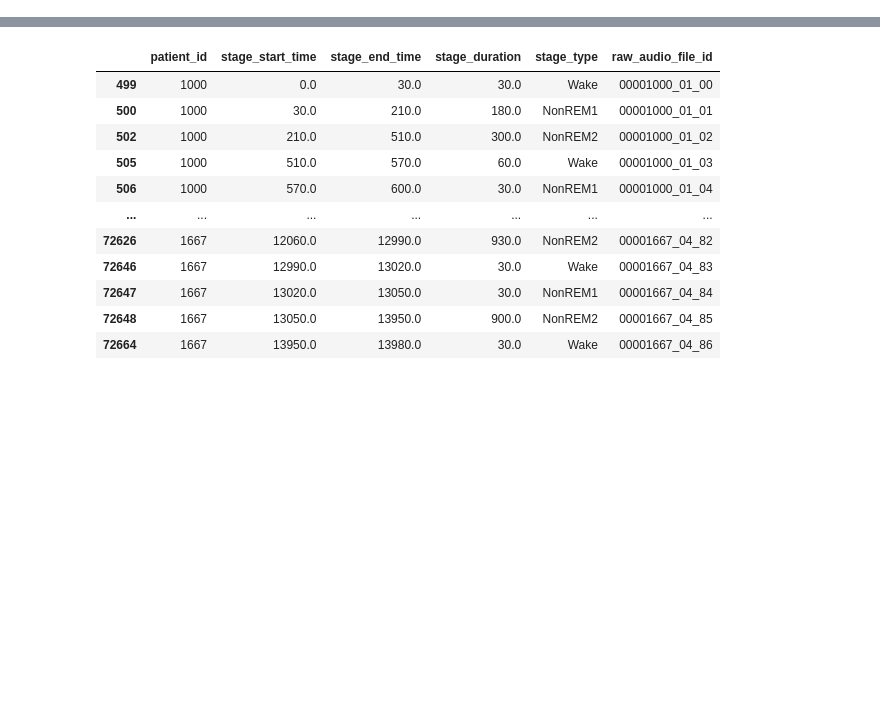
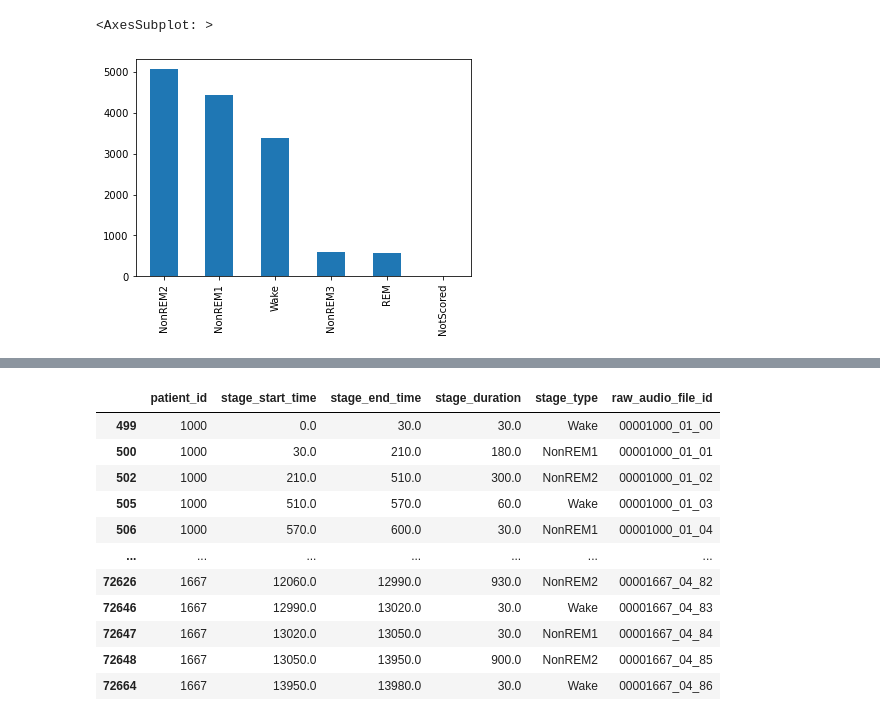
Before and after one commit to spear011/PSG-Audio, a Jupyter notebook: sleep_satge_csv_EDA.ipynb, the cells around one changed output, grey strips where cells are left out. Saved outputs shown, nothing was run; the diff lists cells and outputs as text; code cells hidden in the pictures; blank space fills up the shorter version.

```diff
--- a/sleep_satge_csv_EDA.ipynb
+++ b/sleep_satge_csv_EDA.ipynb
@@ -33,0 +24,11 @@ Name: stage_type, dtype: int64
+# %%
+# drop ['event_start_time', 'event_end_time' , 'event_duration', 'respiratory_type']
+
+sleep_df = rml_df.drop(['event_start_time', 'event_end_time' , 'event_duration', 'respiratory_type'], axis=1)
+# %%
+sleep_df.drop_duplicates(inplace=True)
+# %%
+sleep_df['stage_type'].value_counts().plot(kind='bar')
+# %% [output]
+<AxesSubplot: >
+[figure, added]
```
Also changed, not shown: parts of 13 cells of this notebook, 5 other files.
